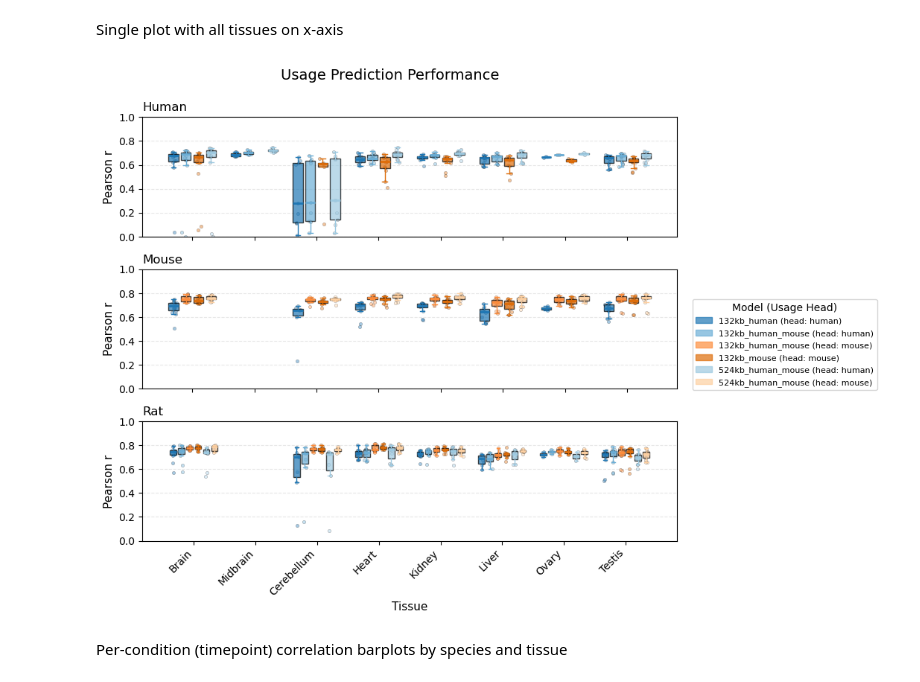
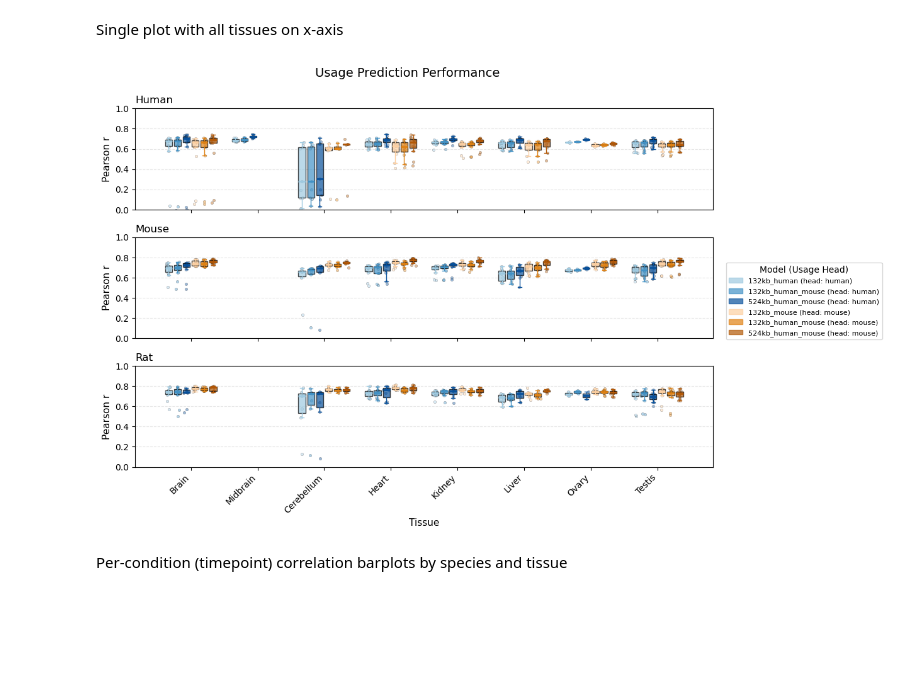
Before and after one commit to anamariaelek/alphagenome-pytorch, a Jupyter notebook: examples/notebooks/splice_eval_compara.ipynb, the cells around one changed output. Drawn from its saved outputs; the diff is of its cells as text; code cells hidden in the pictures; blank space fills up the shorter version.

```diff
--- a/examples/notebooks/splice_eval_compara.ipynb
+++ b/examples/notebooks/splice_eval_compara.ipynb
@@ -9,7 +11,8 @@ import matplotlib.pyplot as plt
 metrics_dict = {}
 
 # Load saved predictions
-models = ["132kb_mouse", "132kb_human", "132kb_human_mouse", "524kb_human_mouse"]
+models = ["132kb_human", "132kb_mouse", "132kb_human_mouse", "524kb_human_mouse"]
+# models = ["132kb_human", "132kb_mouse", "132kb_human_mouse", "524kb_human_mouse", "132kb_human_mouse_rat", "524kb_human_mouse_rat"]
 for model in models:
     for pred_sps in ["rat", "mouse", "human"]:
         # Construct prediction directory path
@@ -24,6 +27,8 @@ for model in models:
                 print(f"  Loading metrics from {metrics_fn}")
                 with open(metrics_fn, "r") as f:
                     metrics = json.load(f)
-            # Collect metrics for plotting
-            metrics_dict[(model, pred_sps, sps)] = metrics
+                # Collect metrics for plotting (only if file exists)
+                metrics_dict[(model, pred_sps, sps)] = metrics
+            else:
+                print(f"  Skipping - file not found: {metrics_fn}")
 # %% [output]
@@ -501,20 +601,37 @@ Single plot with all tissues on x-axis
 # %%
 # Alternative: Separate plots by prediction species (in rows), tissues on x-axis with grouped boxplots
 import matplotlib.patches as mpatches
+
+# Explicit combo order
+COMBO_ORDER = [
+    "132kb_human (head: human)",
+    "132kb_human_mouse (head: human)",
+    "132kb_human_mouse_rat (head: human)",
+    "524kb_human_mouse (head: human)",
+    "524kb_human_mouse_rat (head: human)",
+    "132kb_mouse (head: mouse)",
+    "132kb_human_mouse (head: mouse)",
+    "132kb_human_mouse_rat (head: mouse)",
+    "524kb_human_mouse (head: mouse)",
+    "524kb_human_mouse_rat (head: mouse)",
+    "132kb_human_mouse_rat (head: rat)",
+    "524kb_human_mouse_rat (head: rat)"
+]
+def combo_sort_key(combo):
+    return COMBO_ORDER.index(combo) if combo in COMBO_ORDER else len(COMBO_ORDER)
 
 tissues = sorted(df_usage['tissue'].unique())
 tissues = ['Brain', 'Midbrain', 'Cerebellum', 'Heart', 'Kidney', 'Liver',  'Ovary', 'Testis']
 pred_species_list = sorted(df_usage['pred_species'].unique())
 
-# Get model+head combinations
-model_head_combos = sorted(df_usage[['model', 'usage_head_species']].drop_duplicates().apply(
-    lambda x: f"{x['model']} (head: {x['usage_head_species']})", axis=1).unique())
+# Get model+head combinations, order by COMBO_ORDER
+model_head_combos = [c for c in COMBO_ORDER if c in df_usage[['model', 'usage_head_species']].apply(lambda x: f"{x['model']} (head: {x['usage_head_species']})", axis=1).unique()]
 
 n_tissues = len(tissues)
 n_species = len(pred_species_list)
 
 # Create subplots: one row per prediction species
-fig, axes = plt.subplots(n_species, 1, figsize=(8, n_species * 2.5), squeeze=False)
+fig, axes = plt.subplots(n_species, 1, figsize=(10, n_species * 2.5), squeeze=False)
 axes = axes.flatten()
 
 for species_idx, pred_sps in enumerate(pred_species_list):
@@ -523,12 +640,10 @@ for species_idx, pred_sps in enumerate(pred_species_list):
     # Filter data for this prediction species
     species_data = df_usage[df_usage['pred_species'] == pred_sps]
 
-    # Get groups (model+head combos) for this species
-    groups = sorted(species_data[['model', 'usage_head_species']].drop_duplicates().apply(
-        lambda x: f"{x['model']} (head: {x['usage_head_species']})", axis=1).unique())
-
+    # Get groups (model+head combos) for this species, ordered by COMBO_ORDER
+    groups = [c for c in COMBO_ORDER if c in species_data[['model', 'usage_head_species']].apply(lambda x: f"{x['model']} (head: {x['usage_head_species']})", axis=1).unique()]
     n_groups = len(groups)
-    box_width = 0.8 / n_groups
+    box_width = 0.8 / n_groups if n_groups > 0 else 0.8
 
     for tissue_idx, tissue in enumerate(tissues):
         tissue_data = species_data[species_data['tissue'] == tissue]
@@ -550,45 +665,43 @@ for species_idx, pred_sps in enumerate(pred_species_list):
                 x_pos = tissue_idx + (group_idx - n_groups/2 + 0.5) * box_width
 
                 # Create boxplot
                 bp = ax.boxplot([correlations], positions=[x_pos], widths=box_width * 0.8,
                                patch_artist=True, showfliers=False,
-                               boxprops=dict(facecolor=models_color[group], alpha=0.7),
-                               medianprops=dict(color=models_color[group], linewidth=2),
-                               whiskerprops=dict(color=models_color[group]),
-                               capprops=dict(color=models_color[group]))
+                               boxprops=dict(facecolor=MODEL_COLORS[group], alpha=0.7),
+                               medianprops=dict(color=MODEL_COLORS[group], linewidth=2),
+                               whiskerprops=dict(color=MODEL_COLORS[group]),
+                               capprops=dict(color=MODEL_COLORS[group]))
 
                 # Add scatter points with jitter
                 x_jitter = np.random.normal(x_pos, box_width * 0.1, size=len(correlations))
                 ax.scatter(x_jitter, correlations, alpha=0.4, s=10,
-                          color=models_color[group], edgecolors='black', linewidths=0.3)
+                          color=MODEL_COLORS[group], edgecolors='black', linewidths=0.3)
 
     # Customize x-axis
     ax.set_xticks(range(n_tissues))
     # Only show x-tick labels on bottom subplot
     if species_idx == n_species - 1:
         ax.set_xticklabels(tissues, fontsize=10, rotation=45, ha='right')
         ax.set_xlabel('Tissue', fontsize=11)
     else:
         ax.set_xticklabels([])
 
-
     ax.set_ylabel('Pearson r', fontsize=11)
     ax.set_title(f'{pred_sps.capitalize()}', fontsize=12, loc='left')
     ax.set_ylim(0, 1)
     ax.grid(axis='y', alpha=0.3, linestyle='--')
 
-# Create legend outside on the right (same for all species)
-legend_patches = [mpatches.Patch(color=models_color[group], alpha=0.7, label=group)
-                  for i, group in enumerate(groups)]
+# Create legend outside on the right (same for all species), ordered by COMBO_ORDER
+legend_patches = [mpatches.Patch(color=MODEL_COLORS[group], alpha=0.7, label=group)
+                  for group in model_head_combos]
 fig.legend(handles=legend_patches, title='Model (Usage Head)',
           loc='center left', bbox_to_anchor=(1.0, 0.5), fontsize=8)
 
-fig.suptitle('Usage Prediction Performance',
-             fontsize=14, y=0.995)
+fig.suptitle('Usage Prediction Performance', fontsize=14, y=0.995)
 plt.tight_layout()
 plt.show()
 # %% [output]
-[figure, old version]
+[figure, new version]
 # %% [markdown]
 Per-condition (timepoint) correlation barplots by species and tissue
 # %%
```
Also changed, not shown: parts of 12 cells of this notebook, 3 other files.
